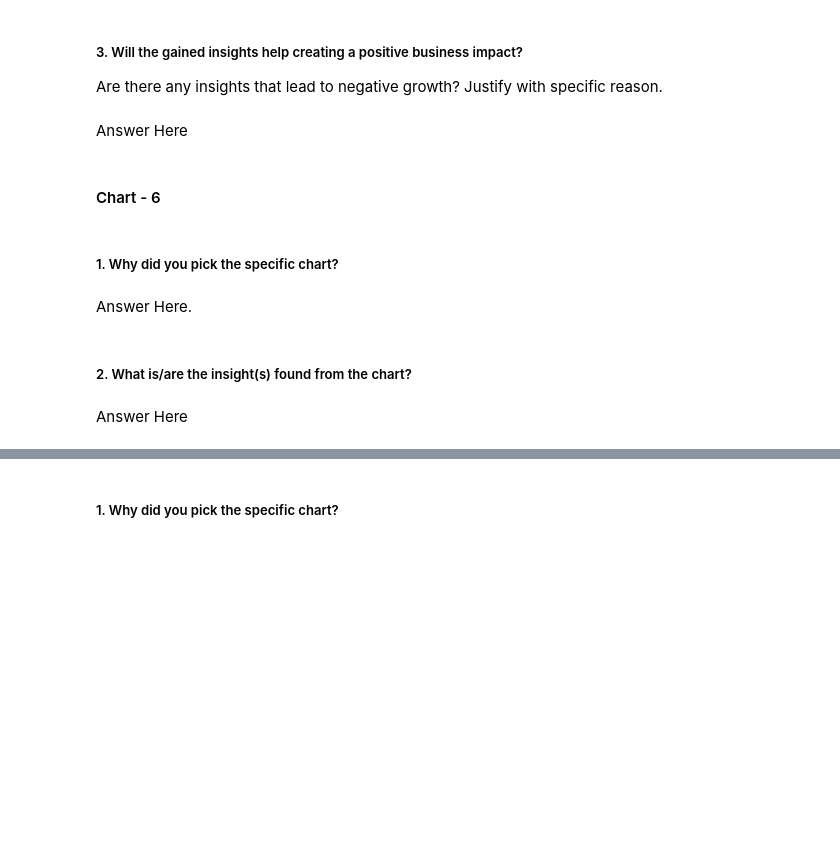
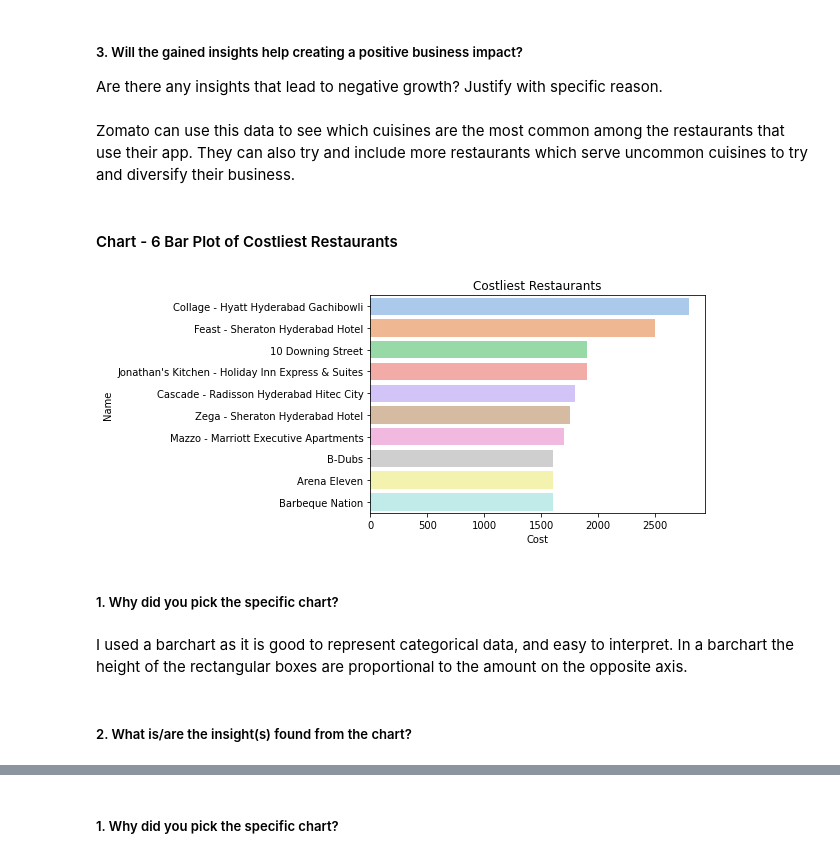
Before and after one commit to Sharath670/Zomato-Clustering-CP4, a Jupyter notebook: Zomato_Clustering.ipynb, the cells around one changed output, grey strips where cells are left out. Saved outputs shown, nothing was run; the diff lists cells and outputs as text; code cells hidden in the pictures; blank space fills up the shorter version.

```diff
--- a/Zomato_Clustering.ipynb
+++ b/Zomato_Clustering.ipynb
@@ -549,7 +562,7 @@ Answer Here
 # %% [markdown]
 ##### 3. Will the gained insights help creating a positive business impact?
 Are there any insights that lead to negative growth? Justify with specific reason.
-# %% [markdown]
-Answer Here
+# %% [markdown]
+Zomato can use this data to see which cuisines are the most common among the restaurants that use their app. They can also try and include more restaurants which serve uncommon cuisines to try and diversify their business.
 # %% [markdown]
-#### Chart - 6
+#### Chart - 6 Bar Plot of Costliest Restaurants
@@ -558,8 +569,15 @@ Answer Here
+# %%
+# Chart - 6 visualization code
+q=df.groupby('Name')['Cost'].mean().sort_values(ascending=False).reset_index()[0:10]
+sns.set_palette("pastel")
+sns.barplot(x =q['Cost'], y=q['Name']) # plot type
+plt.title('Costliest Restaurants')
+plt.show()
+# %% [output]
+[figure, added]
 # %% [markdown]
 ##### 1. Why did you pick the specific chart?
-# %% [markdown]
-Answer Here.
+# %% [markdown]
+I used a barchart as it is good to represent categorical data, and easy to interpret. In a barchart the height of the rectangular boxes are proportional to the amount on the opposite axis.
 # %% [markdown]
 ##### 2. What is/are the insight(s) found from the chart?
-# %% [markdown]
-Answer Here
```
Also changed, not shown: parts of 13 cells of this notebook.
